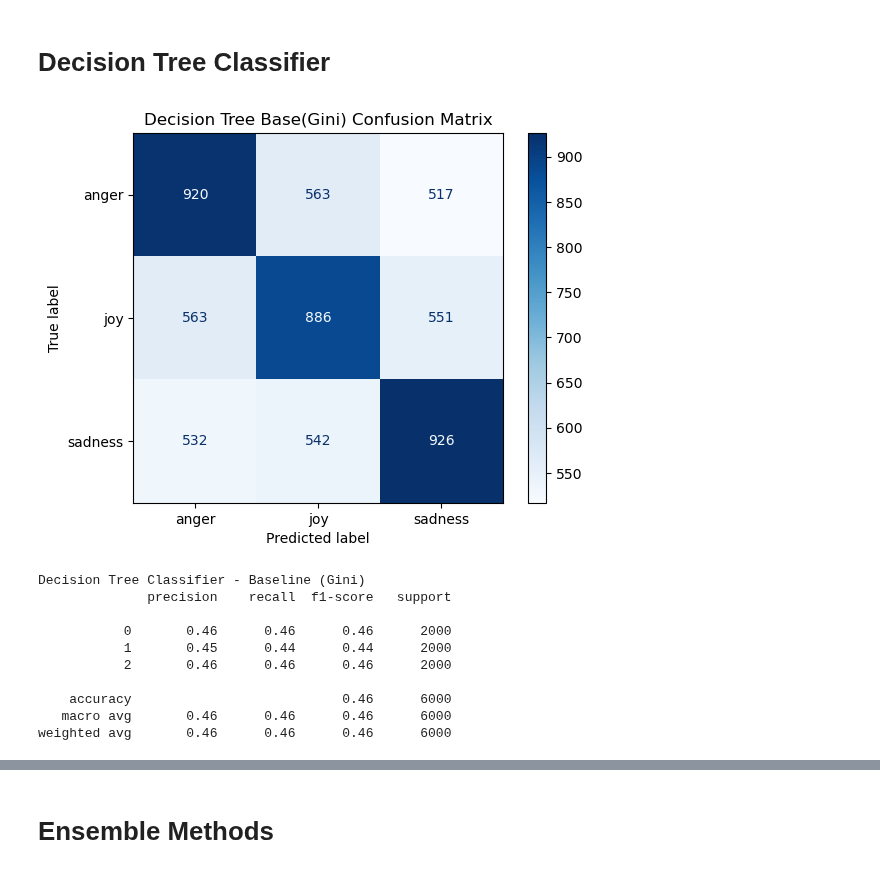
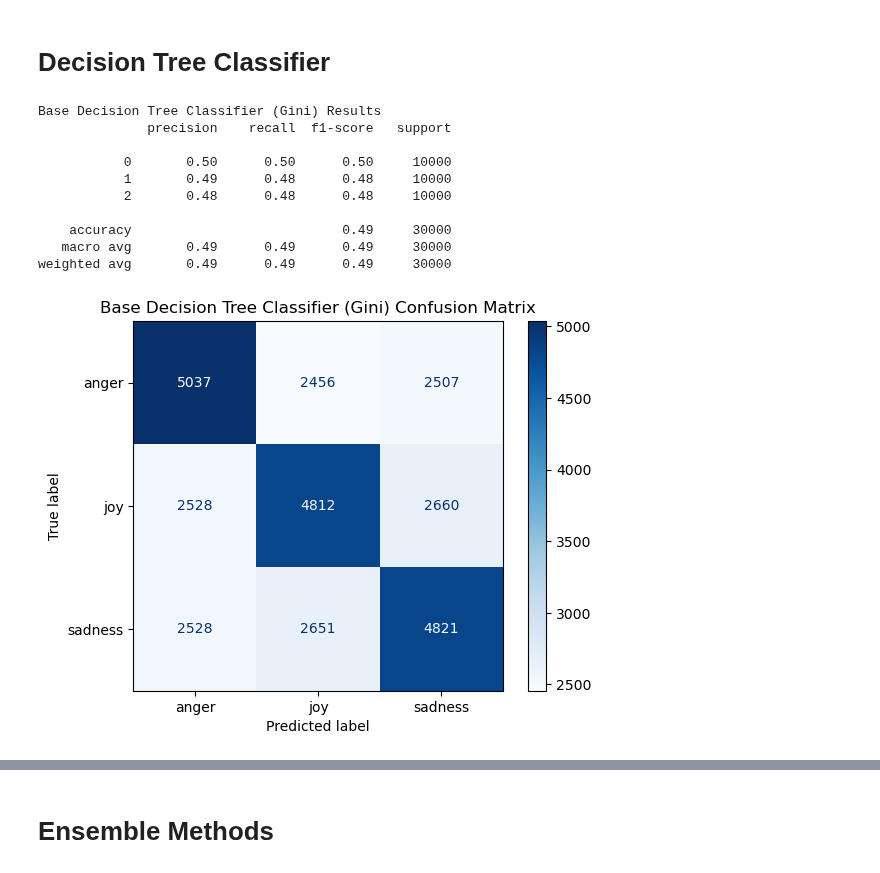
Before and after one commit to danielromerom/spotify-lyrical-analysis, a Jupyter notebook: notebooks/spotify_data_exploration.ipynb, the cells around one changed output, grey strips where cells are left out. Cells and saved outputs as stored; diff of their text form; code cells hidden in the pictures.

```diff
--- a/notebooks/spotify_data_exploration.ipynb
+++ b/notebooks/spotify_data_exploration.ipynb
@@ -288,17 +288,11 @@ for col in numeric_cols:
     df[col] = winsorize(df[col], limits=[0.01, 0.01])
 
 
-'''#Sample 150,000 rows, 50k from each emotion
+#Sample 150,000 rows, 50k from each emotion
 #Using https://pandas.pydata.org/docs/reference/api/pandas.DataFrame.groupby.html
 #https://pandas.pydata.org/docs/reference/api/pandas.DataFrame.sample.html
 TARGET_SIZE = 150000
-SAMPLES_PER_EMOTION = 50000'''
-
-#Sample 30,000 rows, 10k from each emotion
-#Using https://pandas.pydata.org/docs/reference/api/pandas.DataFrame.groupby.html
-#https://pandas.pydata.org/docs/reference/api/pandas.DataFrame.sample.html
-TARGET_SIZE = 30000
-SAMPLES_PER_EMOTION = 10000
+SAMPLES_PER_EMOTION = 50000
 
 rs = 42
 df_sampled_list = []
@@ -402,19 +396,32 @@ else:
     emotionModel=AutoModelForSequenceClassification.from_pretrained("SamLowe/roberta-base-go_emotions")
     emotionModel.eval()
     ##id we can switch to cuda because it goes faster
-    device=torch.device("cuda" if torch.cuda.is_available() else "cpu")
+    print(f"GPUs: {torch.cuda.device_count()}")
+    for i in range(torch.cuda.device_count()):
+        print(f"  cuda:{i}: {torch.cuda.get_device_name(i)}")
+
+    device=torch.device("cuda:0" if torch.cuda.is_available() else "cpu")
+    print(f"Using device: {device}")
     emotionModel.to(device)
     def goEmotion(texts, batch=32):
+        torch.backends.cudnn.benchmark = True
         result=[]
+        total_batches = (len(texts) + batch - 1) // batch
         for i in range(0,len(texts),batch):
+            batch_idx = i // batch
             batchResult=texts[i:i+batch]
-            inputs=tokenizer(batchResult,return_tensors="pt", padding=True, truncation=True,max_length=128).to(device)
+            inputs=tokenizer(batchResult,return_tensors="pt", padding=True, truncation=True,max_length=96).to(device)
+            inputs = {k: v.to(device) for k, v in inputs.items()}
             ##were having an issue with time constraints and it not loading quickly so using this it doesnt track gradient memory-->making faster
             with torch.no_grad():
                 outputs=emotionModel(**inputs)
             logits=outputs.logits
             probs=torch.sigmoid(logits).cpu().numpy()
             result.append(probs)
+
+            if batch_idx % max(1, total_batches//100) == 0 or batch_idx == total_batches - 1:
+                print(f"Progress: {batch_idx}/{total_batches} ({batch_idx/total_batches*100:.1f}%)")
+                print(f"  RTX VRAM: {torch.cuda.memory_allocated(0)/1e9:.1f}GB")
         return np.vstack(result)
     #gets the emotions
     emotionProbability=goEmotion(df_sampled["text"].astype(str).tolist())
@@ -456,7 +463,7 @@ y = df_sampled["emotion_label"]
 #TODO - FEATURE SELECTION, IF NEEDED, SHOULD GO HERE
 
 X_train, X_test, y_train, y_test = train_test_split(
-    X, y, test_size=0.2, random_state=rs, stratify=y
+    X, y, test_size=0.2, random_state=37, stratify=y
 )
 
 X_train_final = X_train.copy()
@@ -701,32 +597,20 @@ knn_pred = train_test_evaluate(knn, model_name="KNN Classifier", visualize=True)
 # %%
 # Decision Tree Classifier
 from sklearn.tree import DecisionTreeClassifier
-from sklearn.metrics import classification_report, confusion_matrix, ConfusionMatrixDisplay
-
 
 # Baseline Decision Tree - Gini
 dt_base = DecisionTreeClassifier(random_state=rs, criterion='gini')
-dt_base.fit(X_train_final, y_train)
-y_pred_dt_base = dt_base.predict(X_test_final)
-
-cm_base = confusion_matrix(y_test, y_pred_dt_base)
-disp = ConfusionMatrixDisplay(confusion_matrix=cm_base, display_labels=label_enc.classes_)
-disp.plot(cmap=plt.cm.Blues)
-plt.title("Decision Tree Base(Gini) Confusion Matrix")
-plt.show()
-
-print("Decision Tree Classifier - Baseline (Gini)")
-print(classification_report(y_test, y_pred_dt_base))
+y_pred_dt_base = train_test_evaluate(dt_base, visualize = True, model_name = "Base Decision Tree Classifier (Gini)")
 # %% [output]
+Base Decision Tree Classifier (Gini) Results
+              precision    recall  f1-score   support
+
+           0       0.50      0.50      0.50     10000
+           1       0.49      0.48      0.48     10000
+           2       0.48      0.48      0.48     10000
+
+    accuracy                           0.49     30000
+   macro avg       0.49      0.49      0.49     30000
+weighted avg       0.49      0.49      0.49     30000
-[figure, old version]
+[figure, new version]
-Decision Tree Classifier - Baseline (Gini)
-              precision    recall  f1-score   support
-
-           0       0.46      0.46      0.46      2000
-           1       0.45      0.44      0.44      2000
-           2       0.46      0.46      0.46      2000
-
-    accuracy                           0.46      6000
-   macro avg       0.46      0.46      0.46      6000
-weighted avg       0.46      0.46      0.46      6000
 # %%
```
Also changed, not shown: parts of 30 cells of this notebook.
